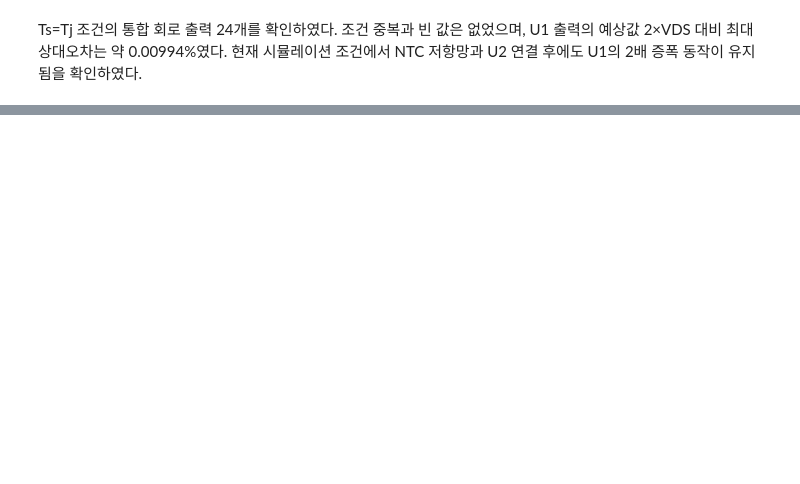
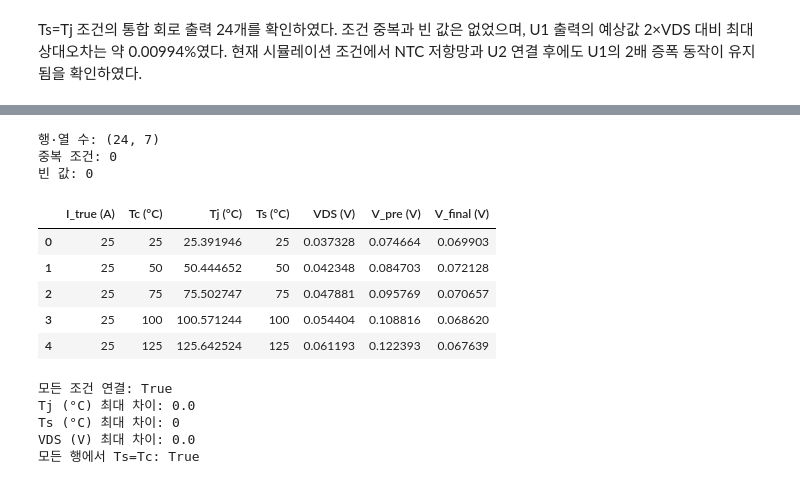
Before and after one commit to insu5177/temperature-compensated-mosfet-current-sensing, a Jupyter notebook: notebooks/04_integrated_sensing_validation.ipynb, the cells around one changed output, grey strips where cells are left out. Saved outputs shown, nothing was run; the diff lists cells and outputs as text; code cells hidden in the pictures; blank space fills up the shorter version.

Commit message:
Complete integrated sensing validation and baseline result analysis

```diff
--- a/notebooks/04_integrated_sensing_validation.ipynb
+++ b/notebooks/04_integrated_sensing_validation.ipynb
@@ -158,0 +164,62 @@ Ts=Tj 조건의 통합 회로 출력 24개를 확인하였다. 조건 중복과
+# %%
+df_integrated_tc = pd.read_csv(
+    "../data/processed/integrated_24case_outputs_ts_tc.csv"
+)
+
+print("행·열 수:", df_integrated_tc.shape)
+print(
+    "중복 조건:",
+    df_integrated_tc.duplicated(["I_true (A)", "Tc (°C)"]).sum()
+)
+print("빈 값:", df_integrated_tc.isna().sum().sum())
+
+df_integrated_tc.head()
+# %% [output]
+행·열 수: (24, 7)
+중복 조건: 0
+빈 값: 0
+|  | I_true (A) | Tc (°C) | Tj (°C) | Ts (°C) | VDS (V) | V_pre (V) | V_final (V) |
+| 0 | 25 | 25 | 25.391946 | 25 | 0.037328 | 0.074664 | 0.069903 |
+| 1 | 25 | 50 | 50.444652 | 50 | 0.042348 | 0.084703 | 0.072128 |
+| 2 | 25 | 75 | 75.502747 | 75 | 0.047881 | 0.095769 | 0.070657 |
+| 3 | 25 | 100 | 100.571244 | 100 | 0.054404 | 0.108816 | 0.068620 |
+| 4 | 25 | 125 | 125.642524 | 125 | 0.061193 | 0.122393 | 0.067639 |
+# %%
+df_expected_tc = pd.read_csv(
+    "../data/processed/integrated_test_inputs_ts_tc.csv"
+)
+
+df_tc_check = df_expected_tc.merge(
+    df_integrated_tc,
+    on=["I_true (A)", "Tc (°C)"],
+    how="outer",
+    suffixes=("_input", "_result"),
+    validate="one_to_one",
+    indicator=True
+)
+
+print(
+    "모든 조건 연결:",
+    df_tc_check["_merge"].eq("both").all()
+)
+
+for col in ["Tj (°C)", "Ts (°C)", "VDS (V)"]:
+    max_diff = (
+        df_tc_check[f"{col}_input"]
+        - df_tc_check[f"{col}_result"]
+    ).abs().max()
+
+    print(f"{col} 최대 차이:", max_diff)
+
+print(
+    "모든 행에서 Ts=Tc:",
+    df_integrated_tc["Ts (°C)"].eq(
+        df_integrated_tc["Tc (°C)"]
+    ).all()
+)
+# %% [output]
+모든 조건 연결: True
+Tj (°C) 최대 차이: 0.0
+Ts (°C) 최대 차이: 0
+VDS (V) 최대 차이: 0.0
+모든 행에서 Ts=Tc: True
```
Also changed, not shown: parts of 5 cells of this notebook.
